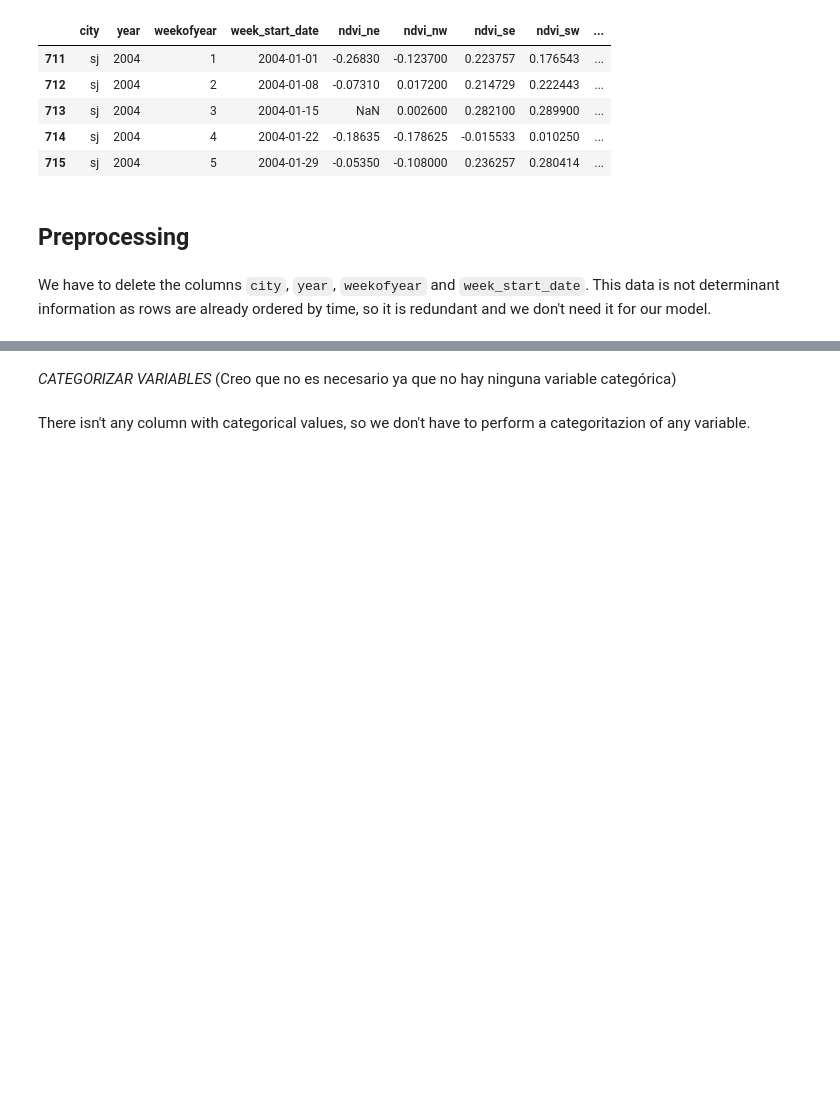
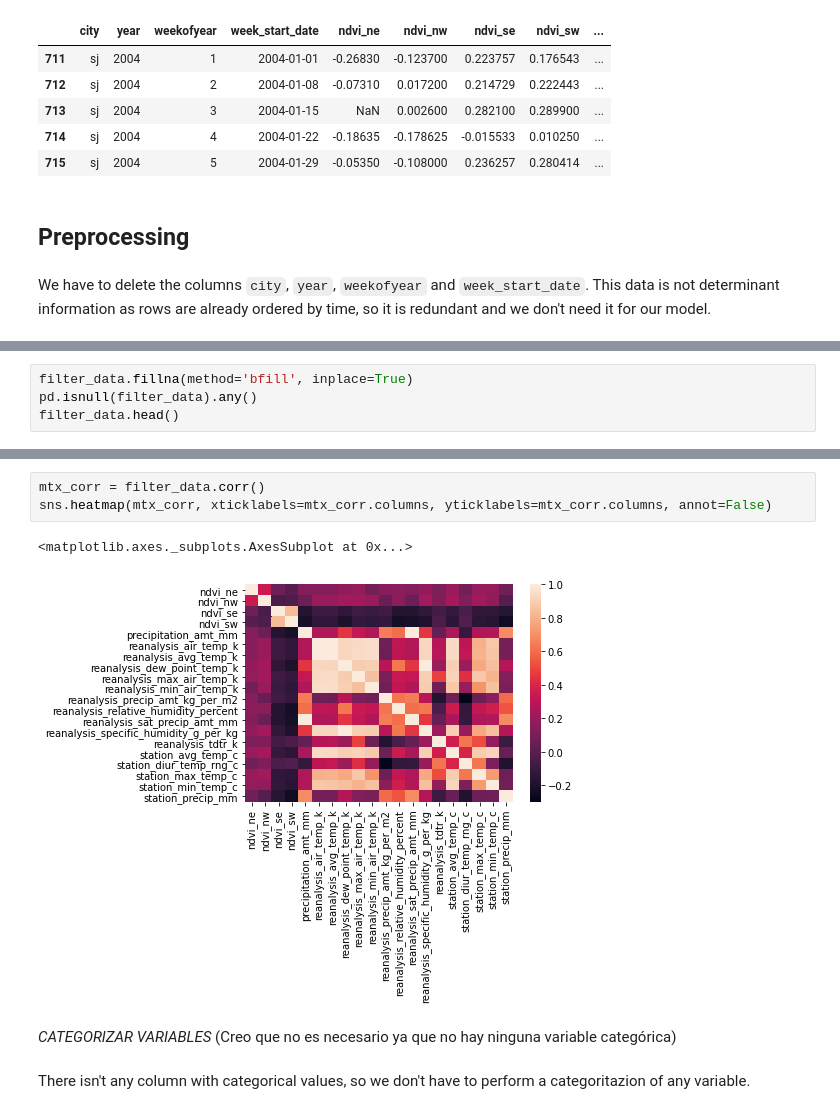
Before and after one commit to raulbs7/Machine-Learning-Techniques-Project, a Jupyter notebook: Milestone1.ipynb, the cells around one changed output, grey strips where cells are left out. Drawn from its saved outputs; the diff is of its cells as text; blank space fills up the shorter version.

```diff
--- a/Milestone1.ipynb
+++ b/Milestone1.ipynb
@@ -106,0 +110,4 @@ filter_data.head()
+# %%
+filter_data.fillna(method='bfill', inplace=True)
+pd.isnull(filter_data).any()
+filter_data.head()
@@ -107,3 +121,9 @@ filter_data.head()
+# %%
+mtx_corr = filter_data.corr()
+sns.heatmap(mtx_corr, xticklabels=mtx_corr.columns, yticklabels=mtx_corr.columns, annot=False)
+# %% [output]
+<matplotlib.axes._subplots.AxesSubplot at 0x...>
+[figure, added]
 # %% [markdown]
 *CATEGORIZAR VARIABLES* (Creo que no es necesario ya que no hay ninguna variable categórica)
 # %% [markdown]
```
Also changed, not shown: parts of 4 cells of this notebook.
